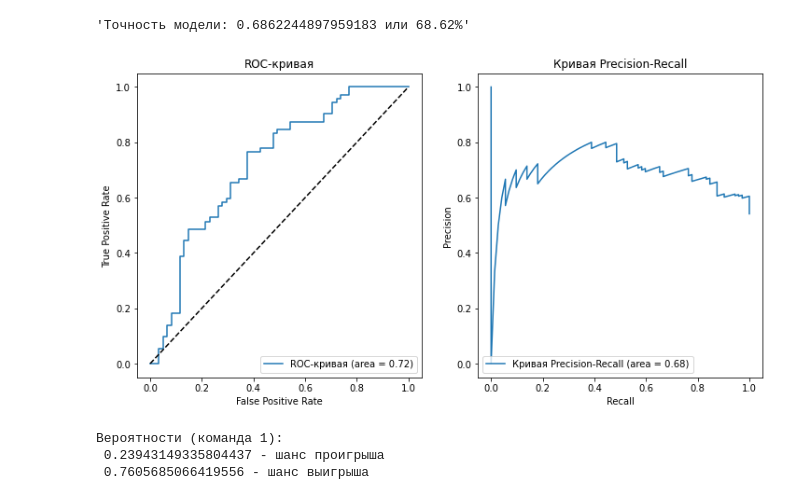
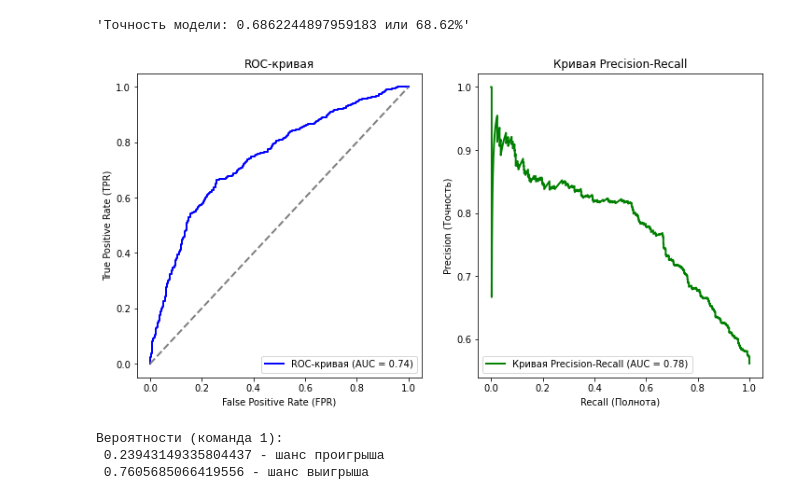
Before and after one commit to dawvvlad/predict-vtb-league-model, a Jupyter notebook: notebook/model (1).ipynb, the cells around one changed output. Drawn from its saved outputs; the diff is of its cells as text; code cells hidden in the pictures.

```diff
--- a/notebook/model.ipynb
+++ b/notebook/model (1).ipynb
@@ -208,29 +219,35 @@ res
 # %% [output]
 'Точность модели: 0.6862244897959183 или 68.62%'
 # %%
-# ROC-кривая и кривая Precision-Recall
-from sklearn.metrics import roc_curve, precision_recall_curve, auc
+# Подготовка данных
+y_true = dataset['Цель']
+y_scores = lr.predict_proba(dataset[predictors])[:, 1]
 
-fpr, tpr, _ = roc_curve(test['Цель'], lr.predict_proba(test[predictors])[:, 1])
-precision, recall, _ = precision_recall_curve(test['Цель'], lr.predict_proba(test[predictors])[:, 1])
+# ROC-кривая
+fpr, tpr, _ = roc_curve(y_true, y_scores)
+roc_auc = auc(fpr, tpr)
 
 plt.figure(figsize=(12, 6))
 plt.subplot(1, 2, 1)
-plt.plot(fpr, tpr, label='ROC-кривая (area = %0.2f)' % auc(fpr, tpr))
-plt.plot([0, 1], [0, 1], 'k--')
-plt.xlabel('False Positive Rate')
-plt.ylabel('True Positive Rate')
+plt.plot(fpr, tpr, color='blue', lw=2, label=f'ROC-кривая (AUC = {roc_auc:.2f})')
+plt.plot([0, 1], [0, 1], color='grey', lw=2, linestyle='--')
+plt.xlabel('False Positive Rate (FPR)')
+plt.ylabel('True Positive Rate (TPR)')
 plt.title('ROC-кривая')
 plt.legend(loc="lower right")
 
+# Кривая Precision-Recall
+precision, recall, _ = precision_recall_curve(y_true, y_scores)
+pr_auc = auc(recall, precision)
+
 plt.subplot(1, 2, 2)
-plt.plot(recall, precision, label='Кривая Precision-Recall (area = %0.2f)' % auc(recall, precision))
-plt.xlabel('Recall')
-plt.ylabel('Precision')
+plt.plot(recall, precision, color='green', lw=2, label=f'Кривая Precision-Recall (AUC = {pr_auc:.2f})')
+plt.xlabel('Recall (Полнота)')
+plt.ylabel('Precision (Точность)')
 plt.title('Кривая Precision-Recall')
 plt.legend(loc="lower left")
 
 plt.show()
 # %% [output]
-[figure, old version]
+[figure, new version]
 # %%
```
Also changed, not shown: parts of 6 cells of this notebook, 3 other files.
